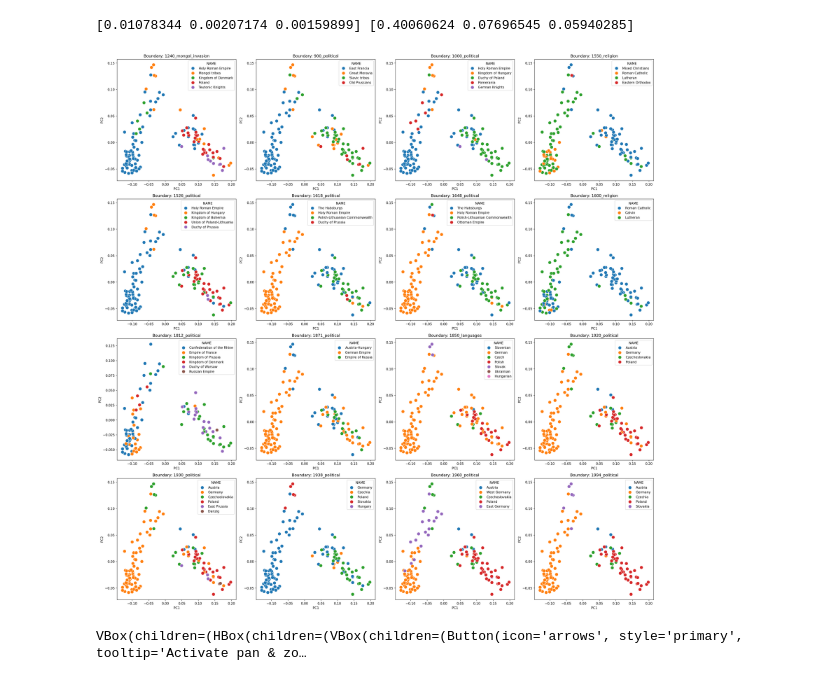
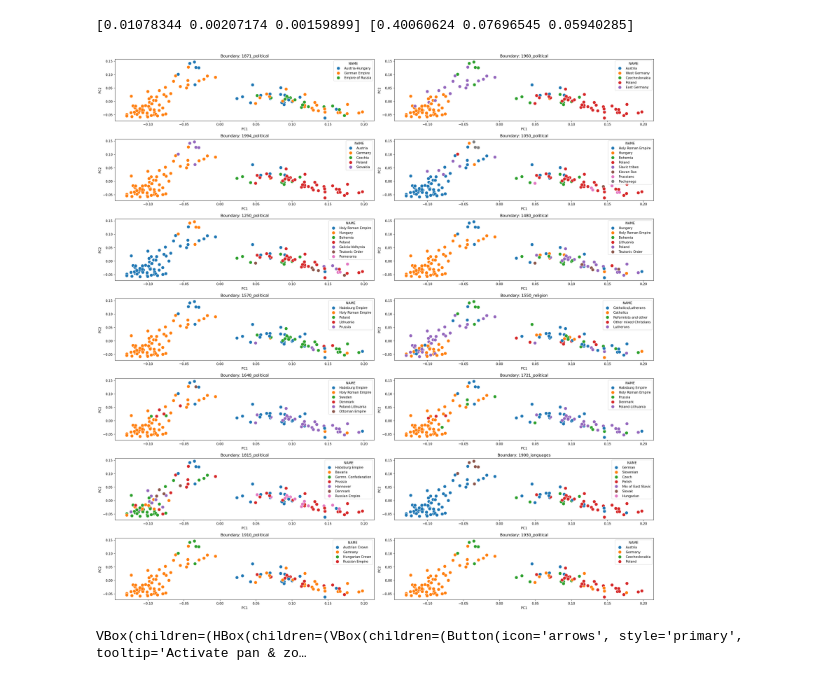
Before and after one commit to uscuni/boundaries_of_change, a Jupyter notebook: code/05_cities.ipynb, the cells around one changed output. Cells and saved outputs as stored; diff of their text form; code cells hidden in the pictures.

```diff
--- a/code/05_cities.ipynb
+++ b/code/05_cities.ipynb
@@ -128,22 +128,19 @@ gdf_fuas = gpd.GeoDataFrame(df, geometry=fuas.set_index('eFUA_name').loc[df['cit
 # %%
 # read boundaries
 layer_names = gpd.list_layers("/data/uscuni-ulce/boundaries_of_change/impact_boundaries.gpkg").name.values.tolist()
-# %%
-layer_names.remove('1300_ostsiedlung')
-layer_names.remove('1900_germans')
 # %%
-fig, axes = plt.subplots(4, 4, figsize=(24, 24), dpi=150)
+fig, axes = plt.subplots(7, 2, figsize=(24, 24), dpi=150)
 
 for layer, ax in zip(layer_names, axes.flatten()):
 
     boundaries = gpd.read_file('/data/uscuni-ulce/boundaries_of_change/impact_boundaries.gpkg', layer=layer)
     new_df = gdf_fuas.sjoin(boundaries)
     sns.scatterplot(x="PC1", y="PC2", hue='NAME', data=new_df, s=100, ax=ax)
     ax.set_title(f'Boundary: {layer}')
 
 fig.tight_layout()
 # %% [output]
-[figure, old version]
+[figure, new version]
 # %%
 import jscatter
 scatter = jscatter.Scatter(data=new_df, x='PC1', y='PC2', color_by='NAME', tooltip=True, tooltip_properties=["city", "NAME"], size=10)
```
Also changed, not shown: parts of 2 cells of this notebook.
